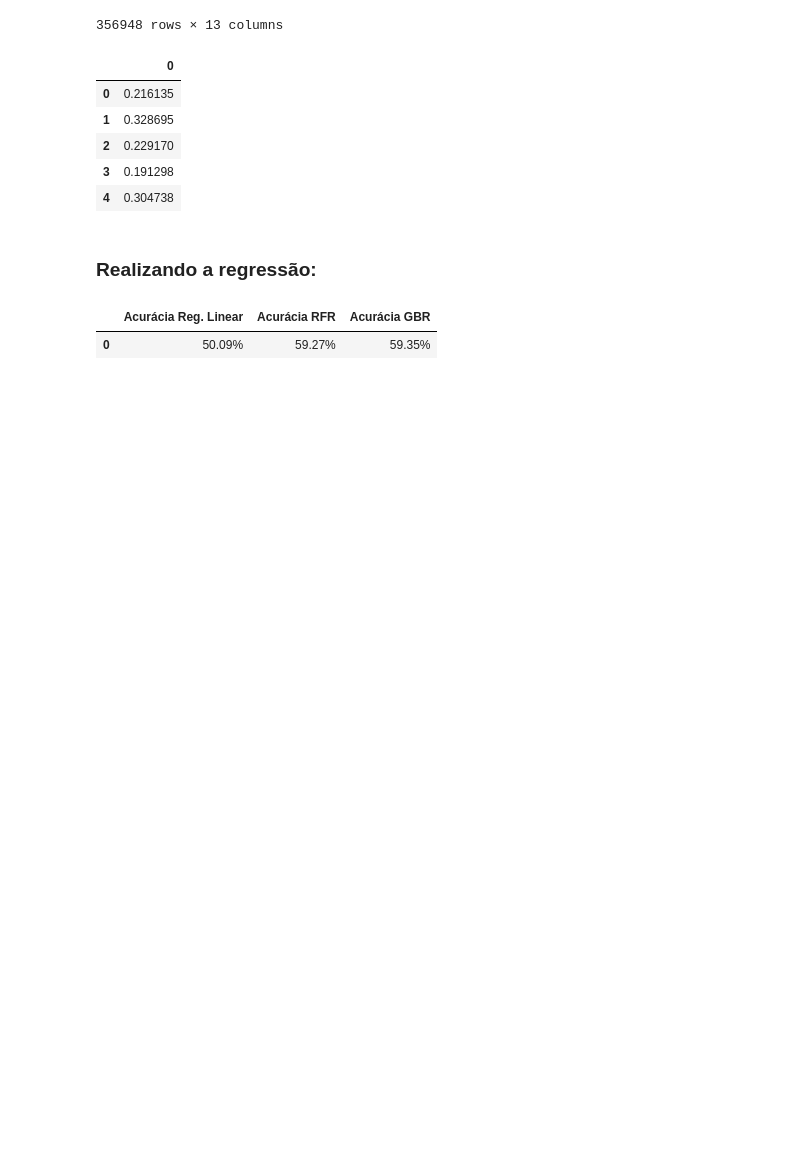
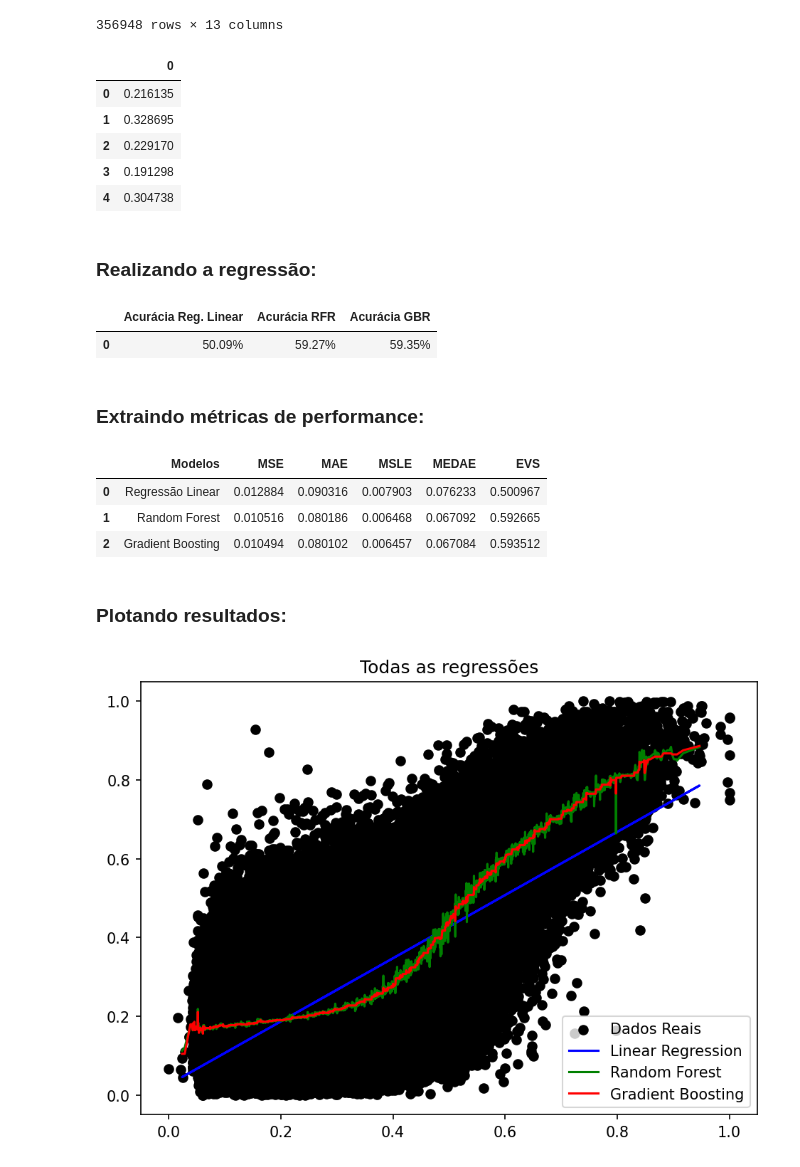
Before and after one commit to gabriel-fonseca-repo/enem-microdados-ml, a Jupyter notebook: src/reg.ipynb, the cells around one changed output. Saved outputs shown, nothing was run; the diff lists cells and outputs as text; code cells hidden in the pictures; blank space fills up the shorter version.

Commit message:
Finalizada regressão.

```diff
--- a/src/reg.ipynb
+++ b/src/reg.ipynb
@@ -132,3 +132,75 @@ pd.DataFrame(
 # %% [output]
 |  | Acurácia Reg. Linear | Acurácia RFR | Acurácia GBR |
 | 0 | 50.09% | 59.27% | 59.35% |
+# %% [markdown]
+### Extraindo métricas de performance:
+# %%
+from sklearn.metrics import (
+    mean_squared_error as mse,
+    mean_absolute_error as mae,
+    mean_squared_log_error as msle,
+    median_absolute_error as medae,
+    explained_variance_score as evs,
+)
+
+Y_pred_linreg = linreg.predict(X_test)
+Y_pred_rfr = rfr.predict(X_test)
+Y_pred_gbr = gbr.predict(X_test)
+
+pd.DataFrame(
+    {
+        "Modelos": ["Regressão Linear", "Random Forest", "Gradient Boosting"],
+        "MSE": [
+            mse(Y_test, Y_pred_linreg),
+            mse(Y_test, Y_pred_rfr),
+            mse(Y_test, Y_pred_gbr),
+        ],
+        "MAE": [
+            mae(Y_test, Y_pred_linreg),
+            mae(Y_test, Y_pred_rfr),
+            mae(Y_test, Y_pred_gbr),
+        ],
+        "MSLE": [
+            msle(Y_test, Y_pred_linreg),
+            msle(Y_test, Y_pred_rfr),
+            msle(Y_test, Y_pred_gbr),
+        ],
+        "MEDAE": [
+            medae(Y_test, Y_pred_linreg),
+            medae(Y_test, Y_pred_rfr),
+            medae(Y_test, Y_pred_gbr),
+        ],
+        "EVS": [
+            evs(Y_test, Y_pred_linreg),
+            evs(Y_test, Y_pred_rfr),
+            evs(Y_test, Y_pred_gbr),
+        ],
+    }
+)
+# %% [output]
+|  | Modelos | MSE | MAE | MSLE | MEDAE | EVS |
+| 0 | Regressão Linear | 0.012884 | 0.090316 | 0.007903 | 0.076233 | 0.500967 |
+| 1 | Random Forest | 0.010516 | 0.080186 | 0.006468 | 0.067092 | 0.592665 |
+| 2 | Gradient Boosting | 0.010494 | 0.080102 | 0.006457 | 0.067084 | 0.593512 |
+# %% [markdown]
+### Plotando resultados:
+# %%
+sorted_idx = np.argsort(X_test, axis=0).flatten()
+X_test_sorted = X_test[sorted_idx]
+Y_pred_rfr_sorted = Y_pred_rfr[sorted_idx]
+Y_pred_gbr_sorted = Y_pred_gbr[sorted_idx]
+
+plt.figure(dpi=150)
+
+plt.scatter(X, Y, color="black", label="Dados Reais")
+plt.plot(X_test, Y_pred_linreg, color="blue", label="Linear Regression")
+
+plt.plot(X_test_sorted, Y_pred_rfr_sorted, color="green", label="Random Forest")
+plt.plot(X_test_sorted, Y_pred_gbr_sorted, color="red", label="Gradient Boosting")
+
+plt.title("Todas as regressões")
+plt.legend()
+plt.tight_layout()
+plt.show()
+# %% [output]
+[figure, added]
```
Also changed, not shown: parts of 1 cell of this notebook, 1 other file.
